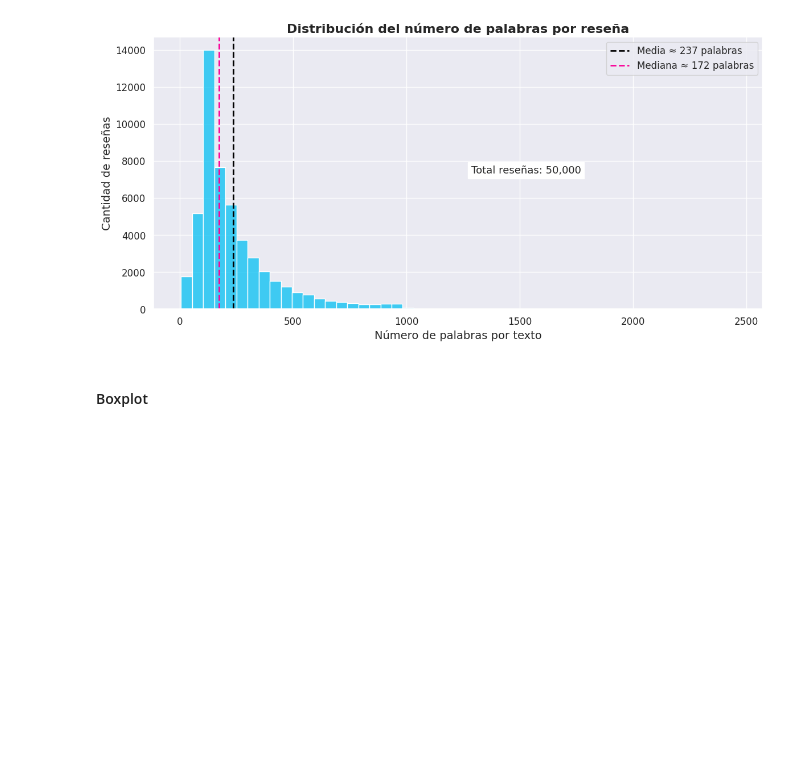
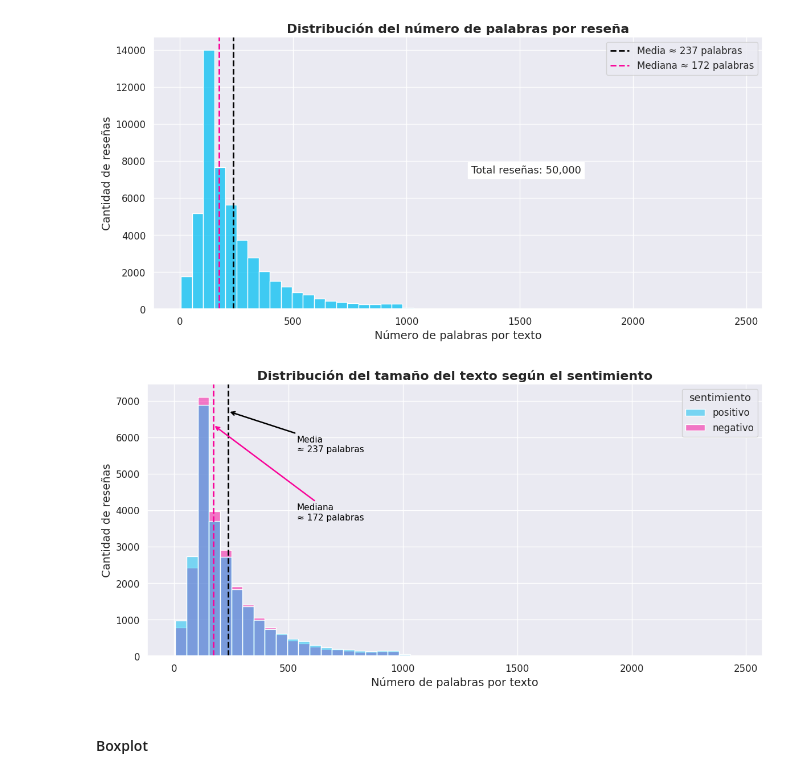
Before and after one commit to JhonatanO24/sentiment-api-equipo39, a Jupyter notebook: data_science/notebooks/Modelo_hackathon.ipynb, the cells around one changed output. Cells and saved outputs as stored; diff of their text form; code cells hidden in the pictures; blank space fills up the shorter version.

```diff
--- a/data_science/notebooks/Modelo_hackathon.ipynb
+++ b/data_science/notebooks/Modelo_hackathon.ipynb
@@ -457,5 +494,84 @@ plt.show()
 # %% [output]
 [figure]
+# %%
+def distribucion_numero_palabras_por_reseña_por_sentimiento():
+  fig, ax = plt.subplots(figsize=(12,6))
+
+  sns.histplot(
+      data = datos,
+      x = 'n_palabras',
+      hue = 'sentimiento',
+      palette = [color_primario, color_secundario],
+      bins=50
+  )
+
+  ax.set_title(
+      "Distribución del tamaño del texto según el sentimiento",
+      fontsize = 16,
+      fontweight = "bold"
+  )
+
+  ax.set_xlabel(
+      "Número de palabras por texto",
+      fontsize = 14
+  )
+
+  ax.set_ylabel(
+      "Cantidad de reseñas",
+      fontsize = 14
+  )
+
+  media = datos['n_palabras'].mean()
+  ax.axvline( # muestra la linea punteada que señala el promedio
+      media,
+      color = 'black',
+      linestyle = "--",
+      linewidth = 2,
+      label = f"Media ≈ {media:.0f} palabras"
+  )
+  # Línea de referencia: mediana
+  mediana = datos['n_palabras'].median()
+  ax.axvline(
+      mediana,
+      color = color_secundario,
+      linestyle = "--",
+      linewidth = 2,
+      label=f"Mediana ≈ {mediana:.0f} palabras"
+  )
+
+  ax.annotate(
+      f"Media\n≈ {media:.0f} palabras",
+      xy = (media, ax.get_ylim()[1] * 0.9),      # apunta a la línea
+      xytext = (media + 300, ax.get_ylim()[1] * 0.75),
+      arrowprops = dict(
+            arrowstyle = "->",
+            color = 'black',
+            linewidth = 1.8
+            ),
+      fontsize = 11,
+      color = 'black'
+      )
+
+  texto_moda = ('Mediana')
+  ax.annotate(
+      f"Mediana\n≈ {mediana:.0f} palabras",
+        xy = (mediana, ax.get_ylim()[1] * 0.85),      # apunta a la línea
+      xytext = (media + 300, ax.get_ylim()[1] * 0.50),
+      arrowprops = dict(
+            arrowstyle = "->",
+            color = color_secundario,
+            linewidth = 1.8
+            ),
+      fontsize = 11,
+      color = 'black'
+      )
+
+  plt.tight_layout()
+  plt.show()
+
+distribucion_numero_palabras_por_reseña_por_sentimiento()
+# %% [output]
+[figure, added]
 # %% [markdown]
 #### Boxplot
 # %%
```
Also changed, not shown: parts of 20 cells of this notebook.
